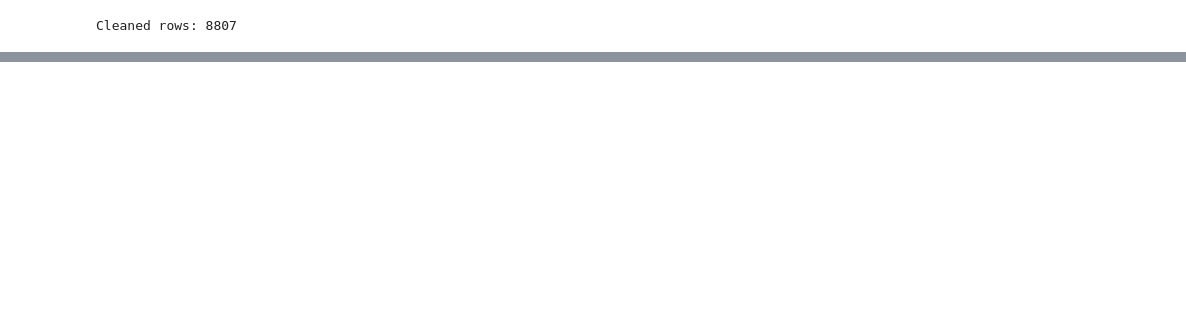
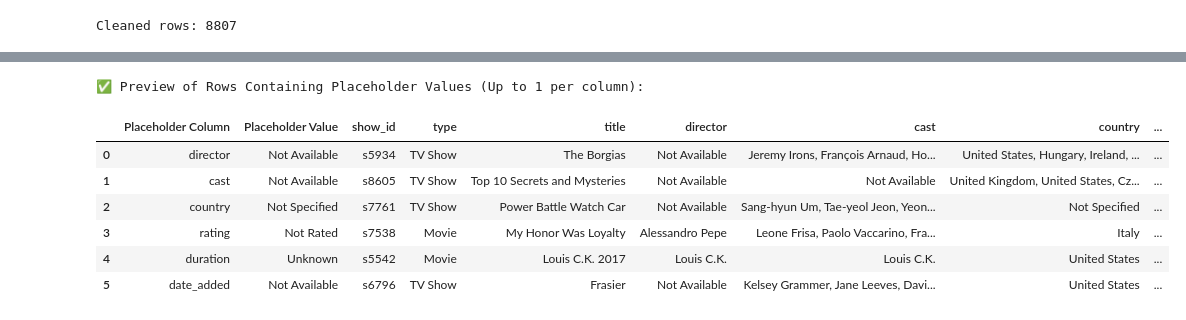
Before and after one commit to ajinshanid/netflix-data-analysis-, a Jupyter notebook: Netflix_Basic_Analysis.ipynb, the cells around one changed output, grey strips where cells are left out. Drawn from its saved outputs; the diff is of its cells as text; code cells hidden in the pictures; blank space fills up the shorter version.

```diff
--- a/Netflix_Basic_Analysis.ipynb
+++ b/Netflix_Basic_Analysis.ipynb
@@ -259,0 +169,48 @@ Preview of Rows with Placeholders (up to 3 per type):
+# %%
+import pandas as pd
+from IPython.display import display
+
+# Define placeholder values for imputation
+placeholders = {
+    'director':     'Not Available',
+    'cast':         'Not Available',
+    'country':      'Not Specified',
+    'rating':       'Not Rated',
+    'duration':     'Unknown',
+    'date_added':   'Not Available'
+}
+
+# Fill missing values in the DataFrame using placeholders
+for col, val in placeholders.items():
+    df[col].fillna(val, inplace=True)
+
+# Collect a preview of up to each row per placeholder column
+placeholder_rows = []
+
+for col, val in placeholders.items():
+    match = df[df[col] == val].copy()
+    if not match.empty:
+        match = match.sample(n=min(1, len(match)), random_state=1)  # random 6 rows or fewer
+        match['Placeholder Column'] = col
+        match['Placeholder Value'] = val
+        placeholder_rows.append(match)
+
+# Combine sampled rows
+imputed_preview_df = pd.concat(placeholder_rows, ignore_index=True)
+
+# Reorder columns to show metadata first
+cols = ['Placeholder Column', 'Placeholder Value'] + [c for c in imputed_preview_df.columns if c not in ['Placeholder Column', 'Placeholder Value']]
+imputed_preview_df = imputed_preview_df[cols]
+
+# Display the preview
+print("✅ Preview of Rows Containing Placeholder Values (Up to 1 per column):")
+display(imputed_preview_df)
+# %% [output]
+✅ Preview of Rows Containing Placeholder Values (Up to 1 per column):
+|  | Placeholder Column | Placeholder Value | show_id | type | title | director | cast | country | ... |
+| 0 | director | Not Available | s5934 | TV Show | The Borgias | Not Available | Jeremy Irons, François Arnaud, Ho... | United States, Hungary, Ireland, ... | ... |
+| 1 | cast | Not Available | s8605 | TV Show | Top 10 Secrets and Mysteries | Not Available | Not Available | United Kingdom, United States, Cz... | ... |
+| 2 | country | Not Specified | s7761 | TV Show | Power Battle Watch Car | Not Available | Sang-hyun Um, Tae-yeol Jeon, Yeon... | Not Specified | ... |
+| 3 | rating | Not Rated | s7538 | Movie | My Honor Was Loyalty | Alessandro Pepe | Leone Frisa, Paolo Vaccarino, Fra... | Italy | ... |
+| 4 | duration | Unknown | s5542 | Movie | Louis C.K. 2017 | Louis C.K. | Louis C.K. | United States | ... |
+| 5 | date_added | Not Available | s6796 | TV Show | Frasier | Not Available | Kelsey Grammer, Jane Leeves, Davi... | United States | ... |
```
Also changed, not shown: parts of 5 cells of this notebook.
